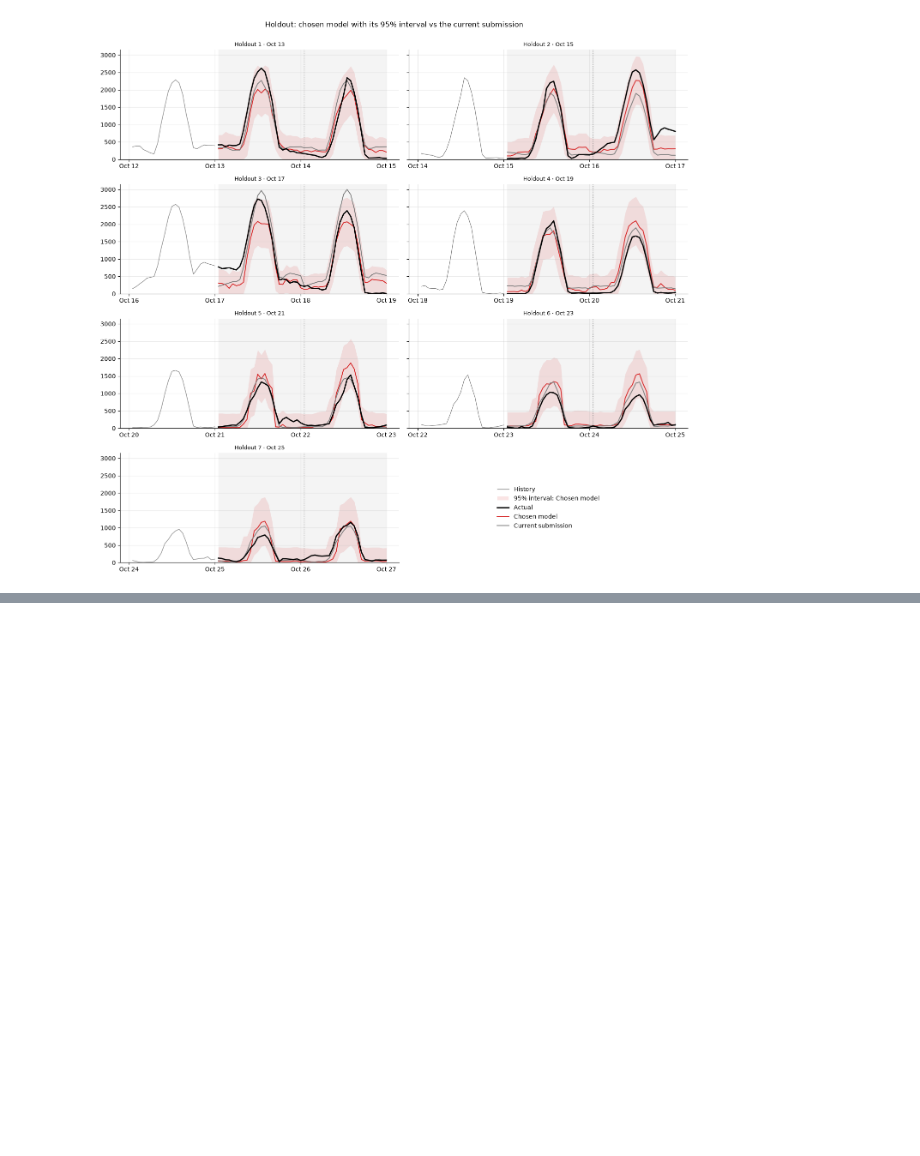
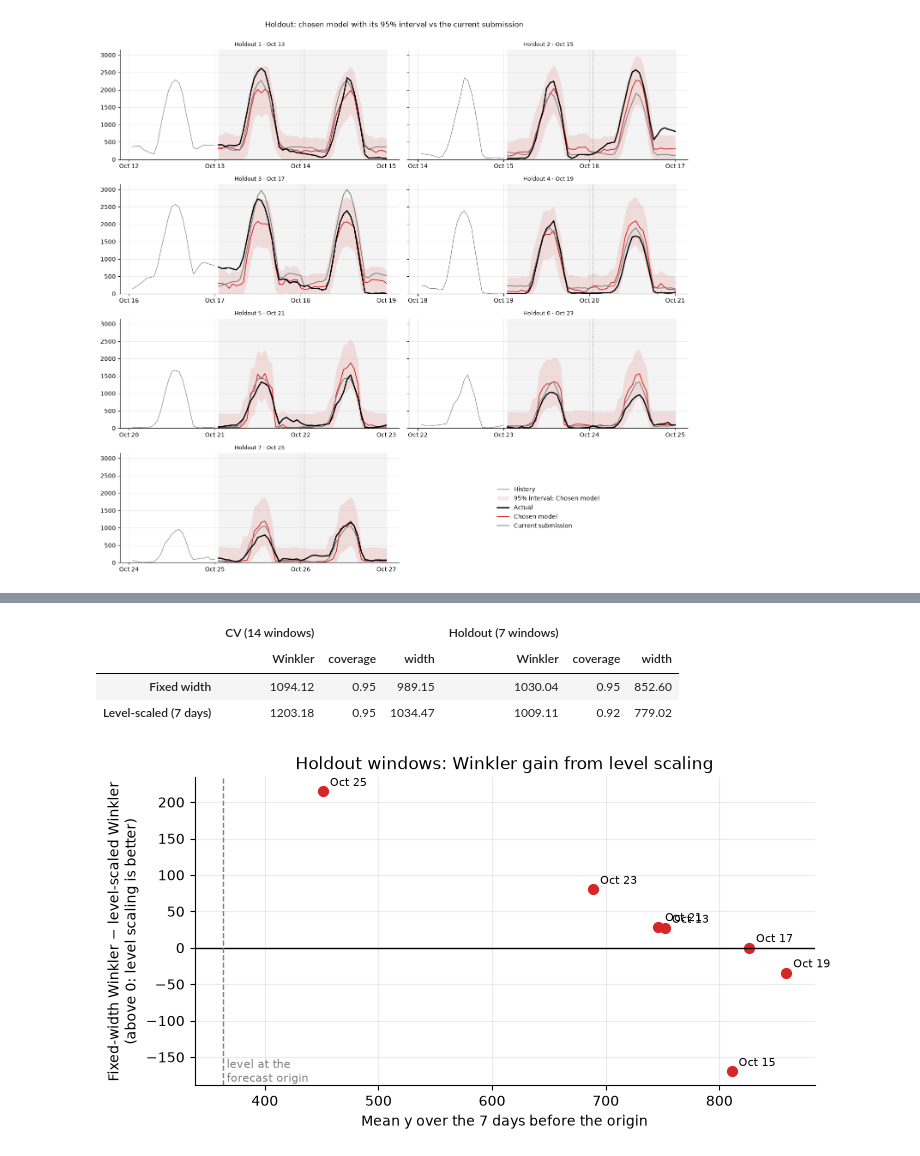
Before and after one commit to tbaraniuk/time-series_energy-consumption, a Jupyter notebook: notebooks/lightgbm_blend.ipynb, the cells around one changed output, grey strips where cells are left out. Cells and saved outputs as stored; diff of their text form; code cells hidden in the pictures; blank space fills up the shorter version.

```diff
--- a/notebooks/lightgbm_blend.ipynb
+++ b/notebooks/lightgbm_blend.ipynb
@@ -385,0 +399,31 @@ plt.show()
+# %%
+interval_schemes = {'Fixed width': None, 'Level-scaled (7 days)': INTERVAL_LEVEL_DAYS}
+scheme_bands = {name: calibrated_bands(final, level_days=days) for name, days in interval_schemes.items()}
+display(pd.concat({
+    stage: pd.concat({name: pooled(origins, final, b).loc['1–48', ['Winkler', 'coverage', 'width']]
+                      for name, b in scheme_bands.items()}, axis=1).T
+    for stage, origins in [('CV (14 windows)', cv_origins), ('Holdout (7 windows)', holdout_origins)]
+}, axis=1).round(2))
+
+per_window = pd.DataFrame([
+    {'origin': data.ds.iloc[o], 'level': recent_level(y, o, INTERVAL_LEVEL_DAYS),
+     **{name: pooled([o], final, b).loc['1–48', 'Winkler'] for name, b in scheme_bands.items()}}
+    for o in holdout_origins
+])
+fig, ax = plt.subplots(figsize=(8, 4))
+ax.scatter(per_window.level, per_window['Fixed width'] - per_window['Level-scaled (7 days)'], color=MODEL_COLORS['final'], s=50)
+for _, row in per_window.iterrows():
+    ax.annotate(f"{row.origin:%b %d}", (row.level, row['Fixed width'] - row['Level-scaled (7 days)']),
+                textcoords='offset points', xytext=(5, 4), fontsize=8)
+ax.axhline(0, color='black', lw=1)
+ax.axvline(recent_level(y, N, INTERVAL_LEVEL_DAYS), color='grey', ls='--', lw=1)
+ax.text(recent_level(y, N, INTERVAL_LEVEL_DAYS), ax.get_ylim()[0], ' level at the\n forecast origin', fontsize=8, va='bottom', color='grey')
+ax.set(title='Holdout windows: Winkler gain from level scaling', xlabel='Mean y over the 7 days before the origin',
+       ylabel='Fixed-width Winkler − level-scaled Winkler\n(above 0: level scaling is better)')
+plt.show()
+# %% [output]
+|  | CV (14 windows) |  |  | Holdout (7 windows) |  |  |
+|  | Winkler | coverage | width | Winkler | coverage | width |
+| Fixed width | 1094.12 | 0.95 | 989.15 | 1030.04 | 0.95 | 852.60 |
+| Level-scaled (7 days) | 1203.18 | 0.95 | 1034.47 | 1009.11 | 0.92 | 779.02 |
+[figure, added]
```
Also changed, not shown: parts of 8 cells of this notebook, 4 other files.
